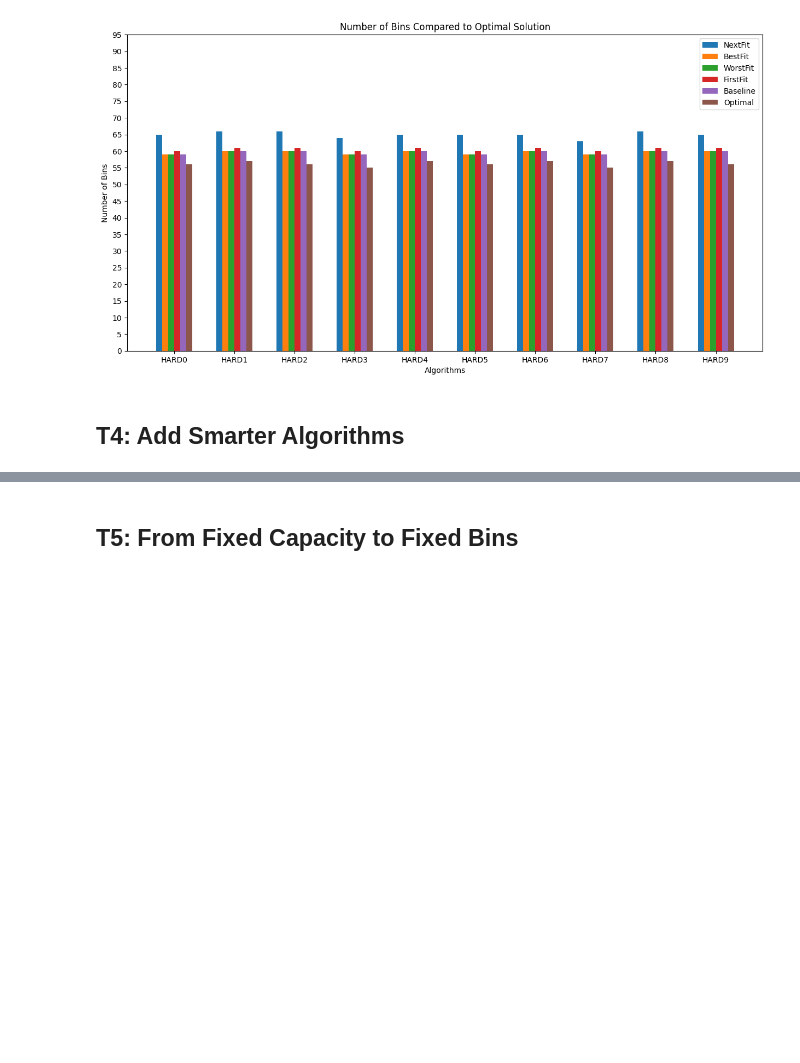
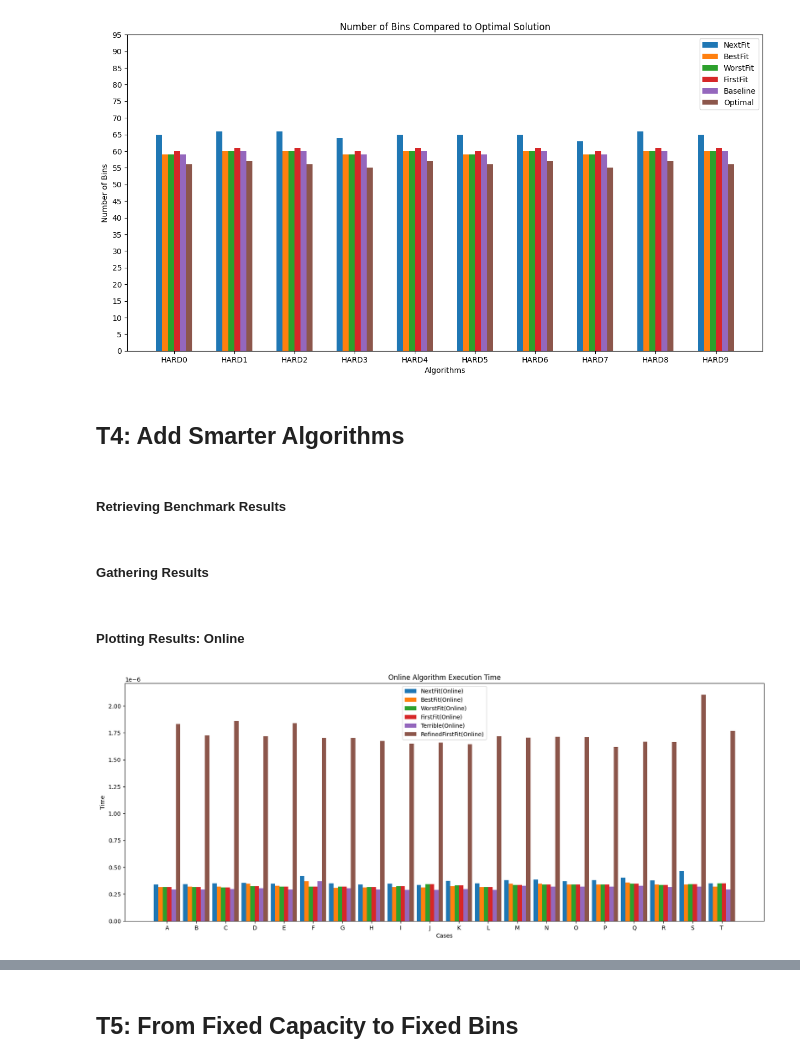
Before and after one commit to adampodolak/Bin-Packing-Lab, a Jupyter notebook: report.ipynb, the cells around one changed output, grey strips where cells are left out. Cells and saved outputs as stored; diff of their text form; code cells hidden in the pictures; blank space fills up the shorter version.

Commit message:
t4 benchmarks

```diff
--- a/report.ipynb
+++ b/report.ipynb
@@ -165,10 +165,10 @@ def get_solution(algorithm, case):
     online_input = BinppReader(case).online()
     offline_input = BinppReader(case).offline()
 
-    if a == 'terrible' or a.endswith('online'):
-        result = algorithms[a](online_input)
+    if algorithm == 'terrible' or algorithm.endswith('online'):
+        result = algorithms[algorithm](online_input)
     else:
-        result = algorithms[a](offline_input)
+        result = algorithms[algorithm](offline_input)
     return result
 
 for a in algorithms:
@@ -365,3 +365,46 @@ plt.show()
 [figure]
 # %% [markdown]
 ## T4: Add Smarter Algorithms
+# %% [markdown]
+##### Retrieving Benchmark Results
+# %%
+t4_algorithms = bench.t4_algos
+t4_benchfile = 't4BenchResults.json'
+
+def get_t4_bench_results():
+    results = {}
+    for a in t4_algorithms:
+        benchnames = generate_benchnames(foldername, a, num_cases)
+        for name in benchnames:
+            results[name] = get_avg_runtime(t4_benchfile, name)
+    return results
+
+t4_results = get_t4_bench_results()
+# %% [markdown]
+##### Gathering Results
+# %%
+rff_online_exec_time = [t4_results[name] for name in t4_results if name.endswith('online')]
+rff_offline_exec_time = [t4_results[name] for name in t4_results if name.endswith('offline')]
+# %% [markdown]
+##### Plotting Results: Online
+# %%
+x = [i for i in range(num_cases)]
+x = np.arange(len(x))
+
+#runtimes for online algorithms
+plt.rcParams["figure.figsize"] = [20, 7.5]
+plt.bar(x - 0.375, nf_online_exec_time, 0.15, label = 'NextFit(Online)')
+plt.bar(x - 0.225, bf_online_exec_time, 0.15, label = 'BestFit(Online)')
+plt.bar(x - 0.075, wf_online_exec_time, 0.15, label = 'WorstFit(Online)')
+plt.bar(x + 0.075, wf_online_exec_time, 0.15, label = 'FirstFit(Online)')
+plt.bar(x + 0.225, terrible_exec_time, 0.15, label = 'Terrible(Online)')
+plt.bar(x + 0.375, rff_online_exec_time, 0.15, label = 'RefinedFirstFit(Online)')
+
+plt.xticks(x, (ascii_uppercase[i] for i in range(num_cases)))
+plt.title("Online Algorithm Execution Time")
+plt.xlabel('Cases')
+plt.ylabel('Time')
+plt.legend()
+plt.show()
+# %% [output]
+[figure, added]
```
Also changed, not shown: parts of 8 cells of this notebook, 2 other files.
